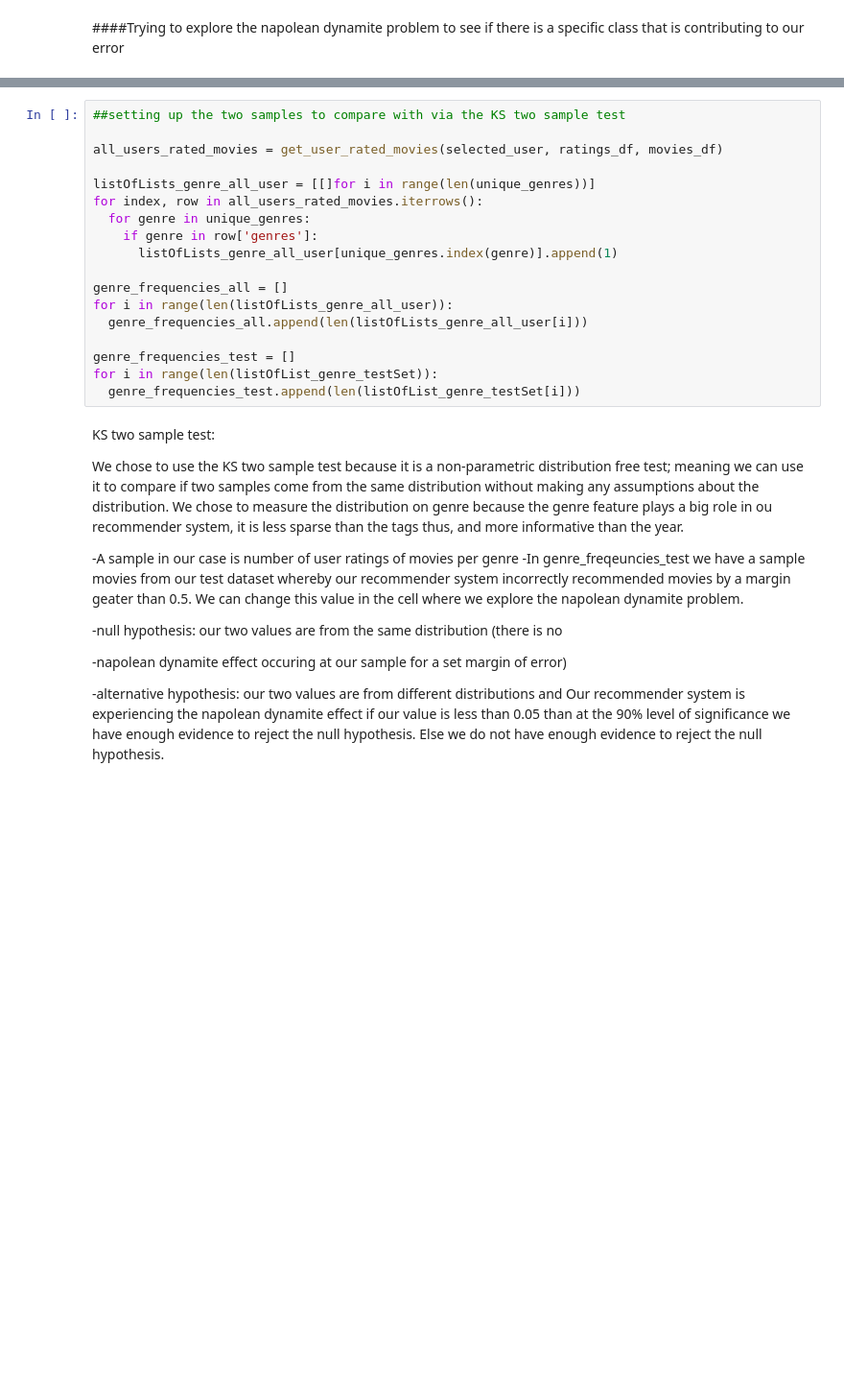
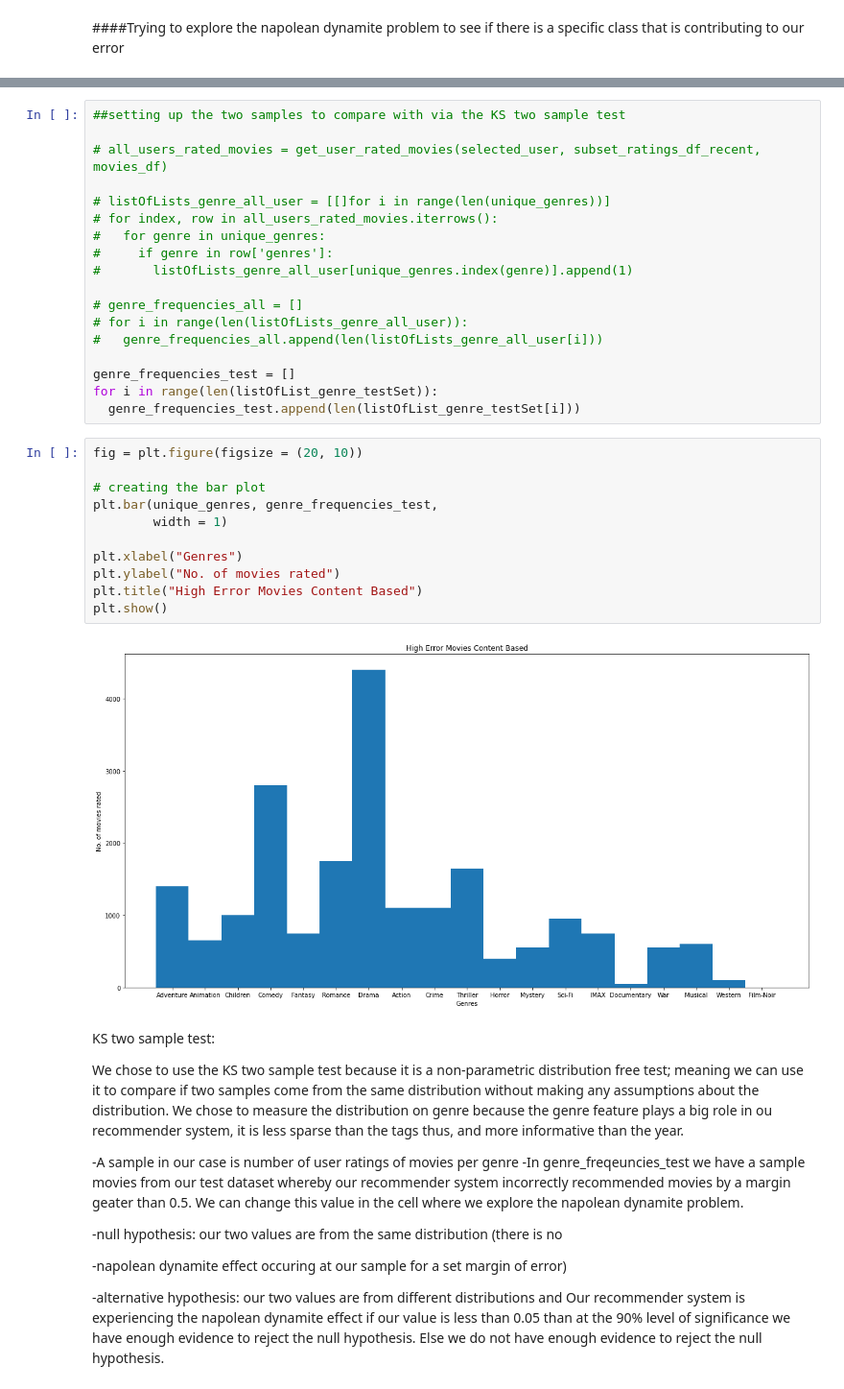
Before and after one commit to csotogd/Recommender-System-santa-claus, a Jupyter notebook: RS project.ipynb, the cells around one changed output, grey strips where cells are left out. Shown at 96% size. Saved outputs shown, nothing was run; the diff lists cells and outputs as text; blank space fills up the shorter version.

```diff
--- a/RS project.ipynb
+++ b/RS project.ipynb
@@ -986,21 +951,34 @@ Film-Noir  (mean , variance):No values for  Film-Noir
 # %%
 ##setting up the two samples to compare with via the KS two sample test
 
-all_users_rated_movies = get_user_rated_movies(selected_user, ratings_df, movies_df)
+# all_users_rated_movies = get_user_rated_movies(selected_user, subset_ratings_df_recent, movies_df)
 
-listOfLists_genre_all_user = [[]for i in range(len(unique_genres))]
-for index, row in all_users_rated_movies.iterrows():
-  for genre in unique_genres:
-    if genre in row['genres']:
-      listOfLists_genre_all_user[unique_genres.index(genre)].append(1)
+# listOfLists_genre_all_user = [[]for i in range(len(unique_genres))]
+# for index, row in all_users_rated_movies.iterrows():
+#   for genre in unique_genres:
+#     if genre in row['genres']:
+#       listOfLists_genre_all_user[unique_genres.index(genre)].append(1)
 
-genre_frequencies_all = []
-for i in range(len(listOfLists_genre_all_user)):
-  genre_frequencies_all.append(len(listOfLists_genre_all_user[i]))
+# genre_frequencies_all = []
+# for i in range(len(listOfLists_genre_all_user)):
+#   genre_frequencies_all.append(len(listOfLists_genre_all_user[i]))
 
 genre_frequencies_test = []
 for i in range(len(listOfList_genre_testSet)):
   genre_frequencies_test.append(len(listOfList_genre_testSet[i]))
+# %%
+fig = plt.figure(figsize = (20, 10))
+
+# creating the bar plot
+plt.bar(unique_genres, genre_frequencies_test,
+        width = 1)
+
+plt.xlabel("Genres")
+plt.ylabel("No. of movies rated")
+plt.title("High Error Movies Content Based")
+plt.show()
+# %% [output]
+[figure, added]
 # %% [markdown]
 
 KS two sample test:
```
Also changed, not shown: parts of 34 cells of this notebook.
